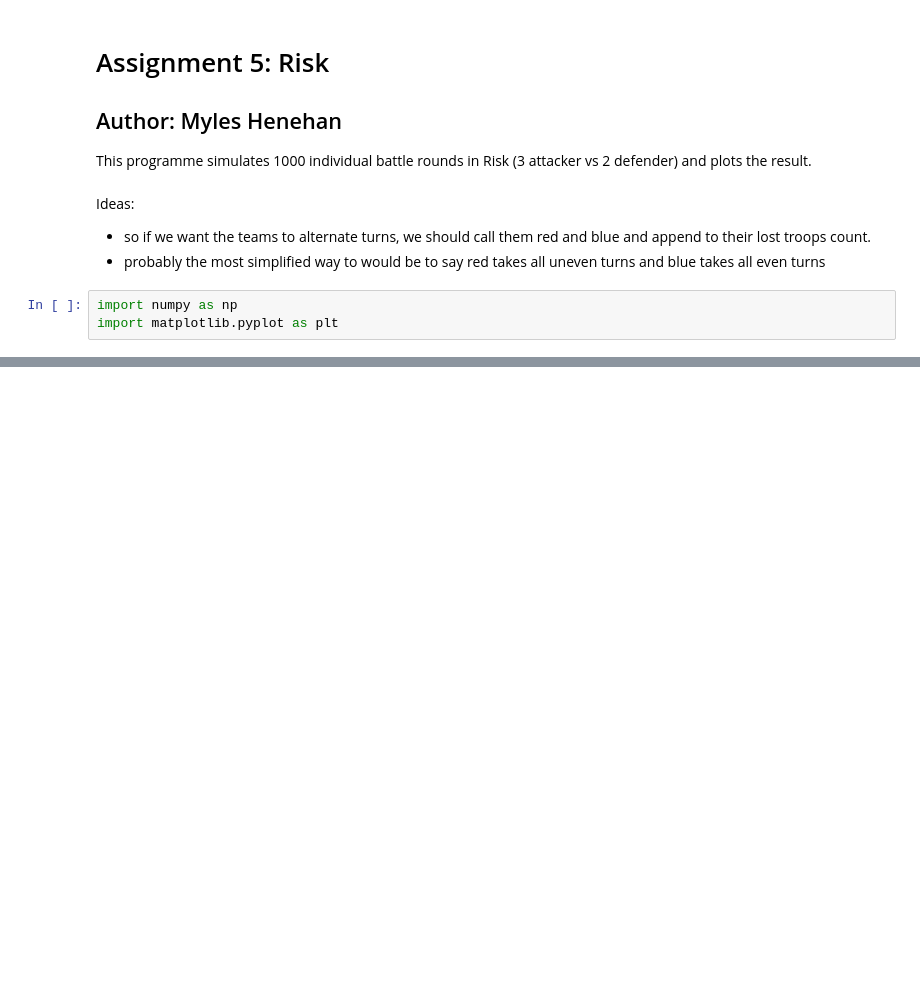
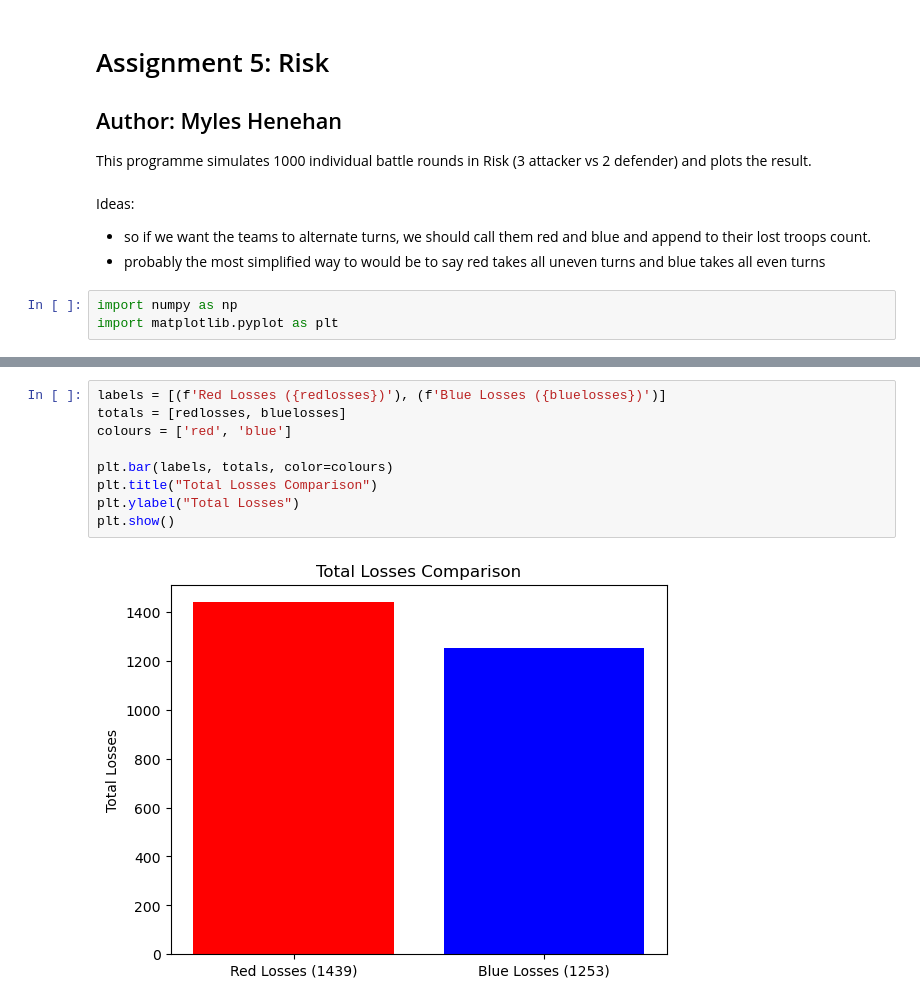
Before and after one commit to MylesHenehan/pfda, a Jupyter notebook: assignments/assignment_5_risk.ipynb, the cells around one changed output, grey strips where cells are left out. Cells and saved outputs as stored; diff of their text form; blank space fills up the shorter version.

```diff
--- a/assignments/assignment_5_risk.ipynb
+++ b/assignments/assignment_5_risk.ipynb
@@ -59,0 +130,11 @@ plt.show()
+# %%
+labels = [(f'Red Losses ({redlosses})'), (f'Blue Losses ({bluelosses})')]
+totals = [redlosses, bluelosses]
+colours = ['red', 'blue']
+
+plt.bar(labels, totals, color=colours)
+plt.title("Total Losses Comparison")
+plt.ylabel("Total Losses")
+plt.show()
+# %% [output]
+[figure, added]
```
Also changed, not shown: parts of 4 cells of this notebook.
